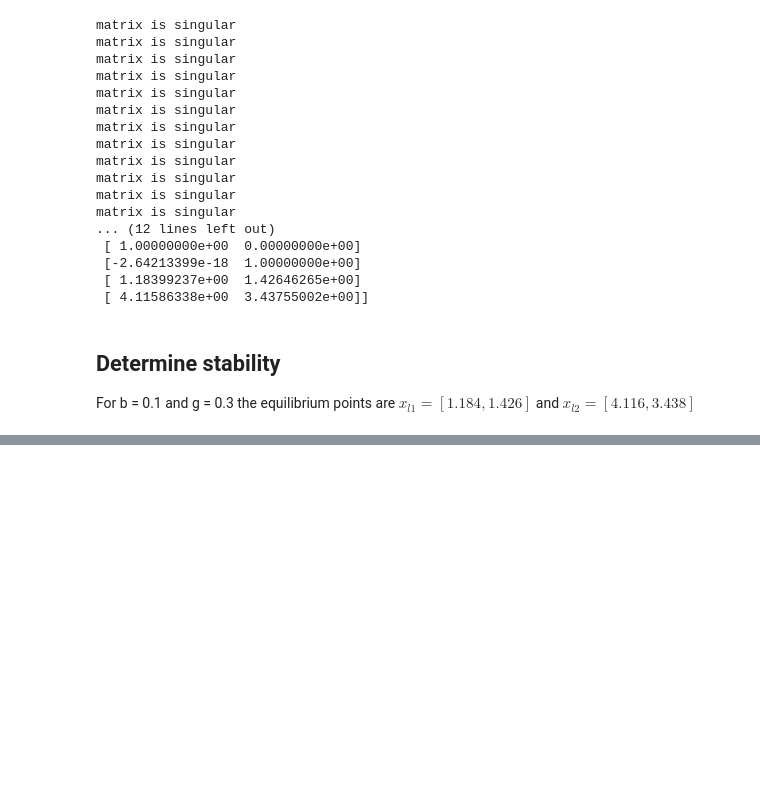
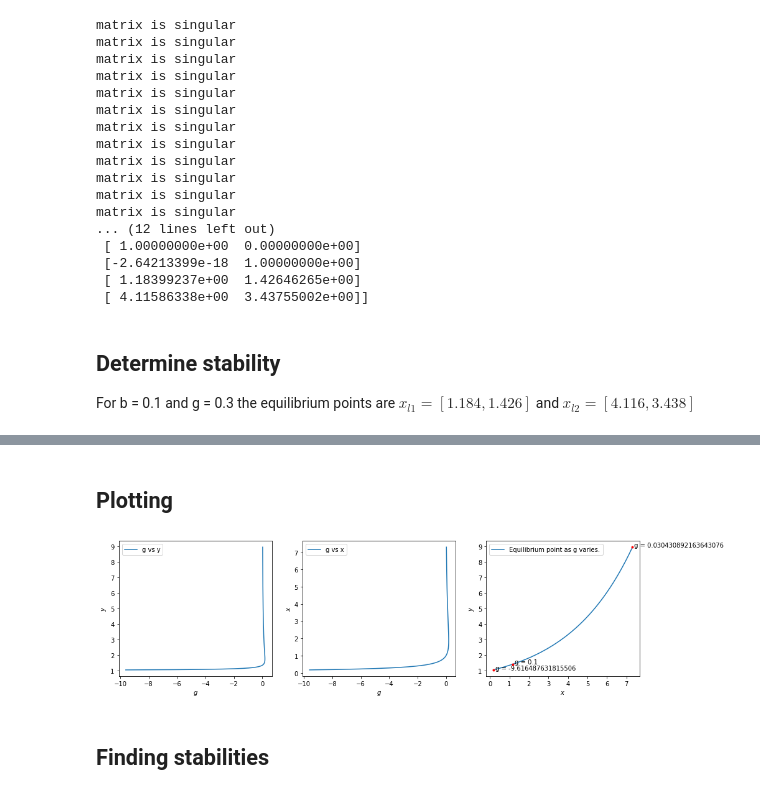
Before and after one commit to aaron-galligan/Case-Study, a Jupyter notebook: Fold_tracking_in_b.ipynb, the cells around one changed output, grey strips where cells are left out. Saved outputs shown, nothing was run; the diff lists cells and outputs as text; code cells hidden in the pictures; blank space fills up the shorter version.

```diff
--- a/Fold_tracking_in_b.ipynb
+++ b/Fold_tracking_in_b.ipynb
@@ -159,0 +335,46 @@ plt.show()
+# %% [markdown]
+## Plotting
+# %%
+fig, axs = plt.subplots(1, 3, figsize=(15, 4))
+
+ax1 = axs[0]
+ax1.plot(ylist[2,:],ylist[1,:], label = 'g vs y')
+ax1.set_xlabel("$g$")
+ax1.set_ylabel("$y$")
+ax1.legend()
+ax1.set_title("")
+
+ax2 = axs[1]
+ax2.plot(ylist[2,:], ylist[0,:], label = 'g vs x')
+ax2.set_xlabel("$g$")
+ax2.set_ylabel("$x$")
+ax2.legend()
+ax2.set_title("")
+
+ax3 = axs[2]
+length = ylist.shape[1] # The number of points in ylist
+ax3.plot(ylist[0,:], ylist[1,:], label = 'Equilibrium point as g varies.')
+label = ' g = ' + str(ylist[2,0])
+ax3.plot(ylist[0,0], ylist[1,0], '.', color = 'r')
+ax3.text(ylist[0,0], ylist[1,0],label)
+
+label = ' g = ' + str(ylist[2,int(length/2)])
+ax3.plot(ylist[0,int(length/2)], ylist[1,int(length/2)], '.', color = 'r' )
+ax3.text(ylist[0,int(length/2)], ylist[1,int(length/2)],label)
+
+label = ' g = ' + str(ylist[2,length-1])
+ax3.plot(ylist[0,int(length-1)], ylist[1,int(length-1)], '.', color = 'r' )
+ax3.text(ylist[0,int(length-1)], ylist[1,int(length-1)],label)
+
+ax3.set_xlabel("$x$")
+ax3.set_ylabel("$y$")
+ax3.legend()
+ax3.set_title("")
+
+#ax4 = axs[1, 1]
+
+plt.show()
+# %% [output]
+[figure, added]
+# %% [markdown]
+## Finding stabilities
```
Also changed, not shown: parts of 26 cells of this notebook, 2 other files.
